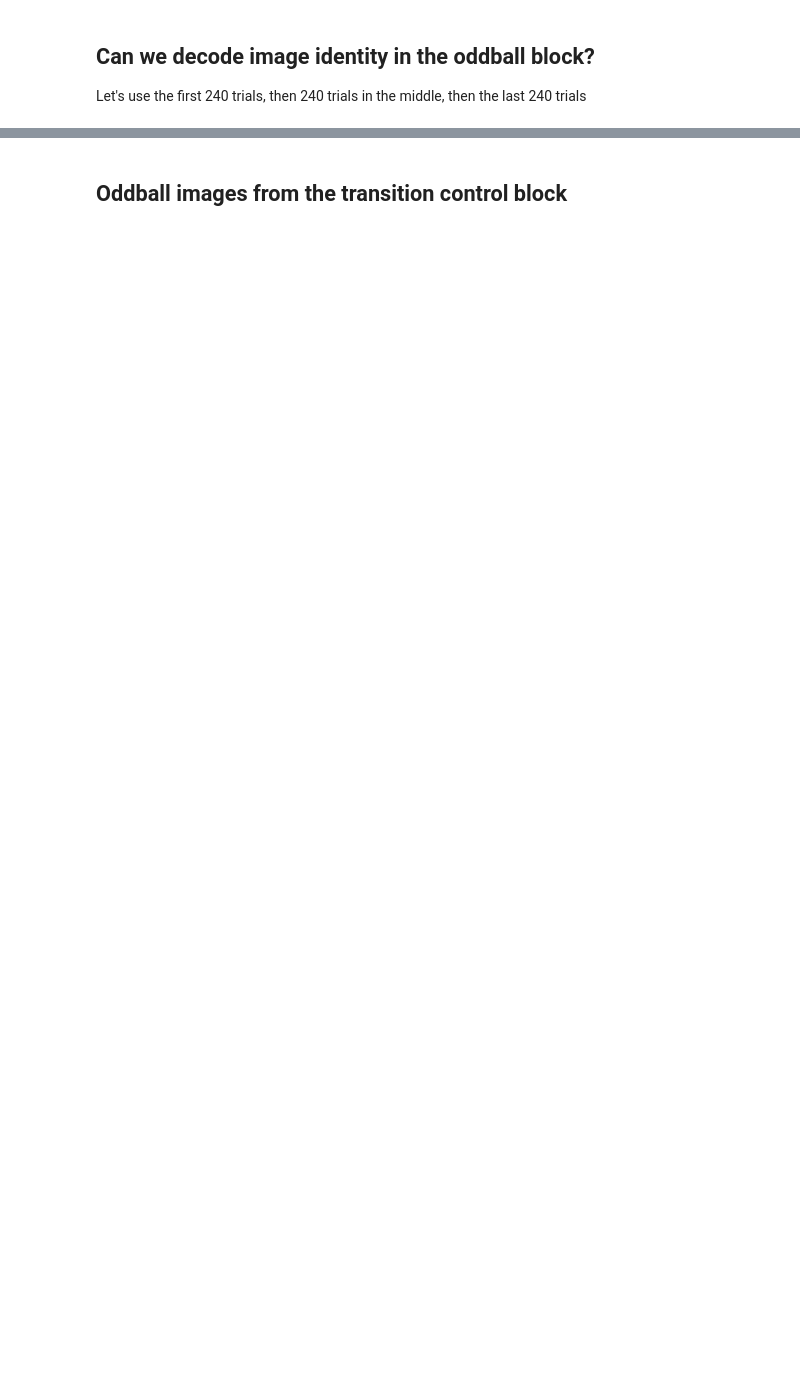
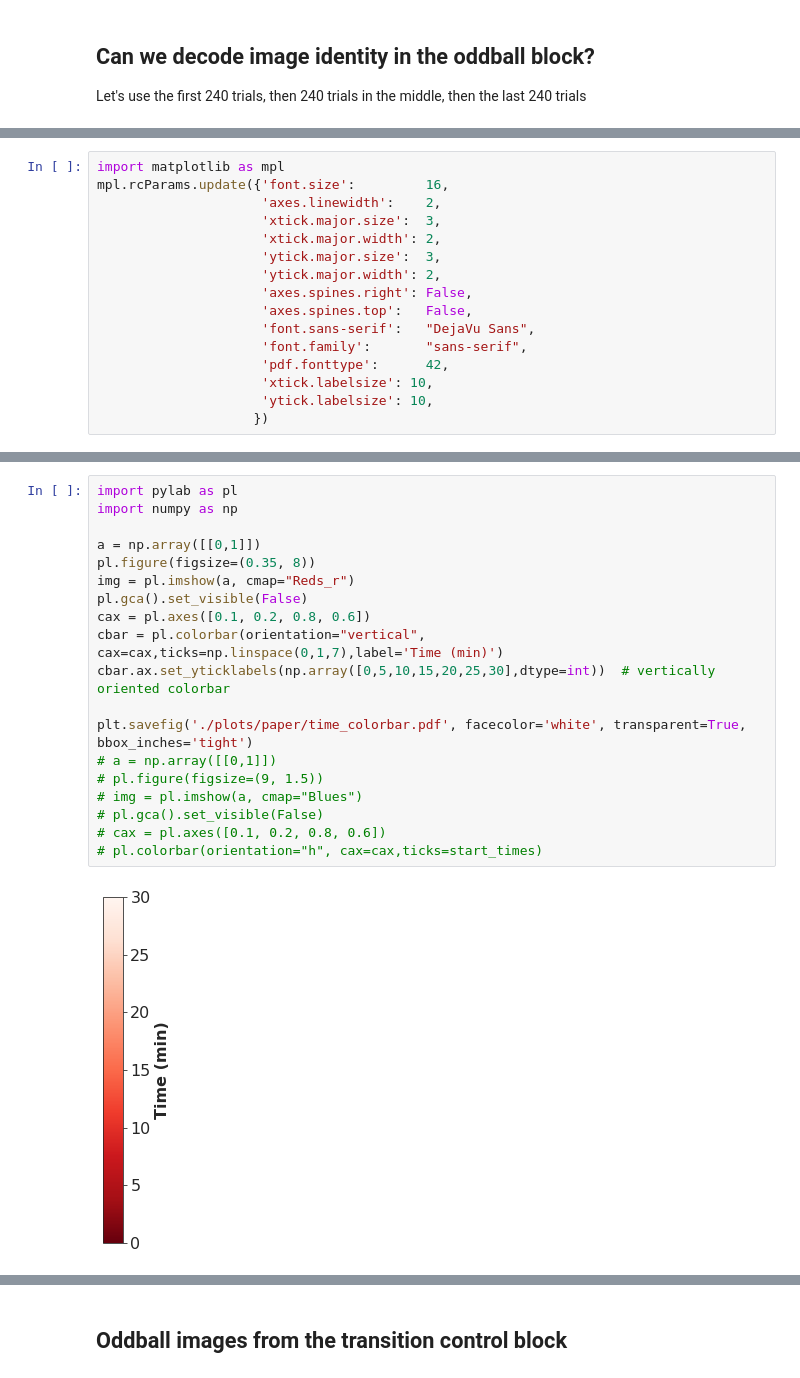
Before and after one commit to AllenInstitute/openscope_predictive_coding, a Jupyter notebook: openscope_predictive_coding/notebooks/decoding_tutorial.ipynb, the cells around one changed output, grey strips where cells are left out. Cells and saved outputs as stored; diff of their text form; blank space fills up the shorter version.

```diff
--- a/openscope_predictive_coding/notebooks/decoding_tutorial.ipynb
+++ b/openscope_predictive_coding/notebooks/decoding_tutorial.ipynb
@@ -854,0 +3000,16 @@ for area in areanames:
+# %%
+import matplotlib as mpl
+mpl.rcParams.update({'font.size':         16,
+                     'axes.linewidth':    2,
+                     'xtick.major.size':  3,
+                     'xtick.major.width': 2,
+                     'ytick.major.size':  3,
+                     'ytick.major.width': 2,
+                     'axes.spines.right': False,
+                     'axes.spines.top':   False,
+                     'font.sans-serif':   "DejaVu Sans",
+                     'font.family':       "sans-serif",
+                     'pdf.fonttype':      42,
+                     'xtick.labelsize': 10,
+                     'ytick.labelsize': 10,
+                    })
@@ -854,0 +3982,21 @@ for area in areanames:
+# %%
+import pylab as pl
+import numpy as np
+
+a = np.array([[0,1]])
+pl.figure(figsize=(0.35, 8))
+img = pl.imshow(a, cmap="Reds_r")
+pl.gca().set_visible(False)
+cax = pl.axes([0.1, 0.2, 0.8, 0.6])
+cbar = pl.colorbar(orientation="vertical", cax=cax,ticks=np.linspace(0,1,7),label='Time (min)')
+cbar.ax.set_yticklabels(np.array([0,5,10,15,20,25,30],dtype=int))  # vertically oriented colorbar
+
+plt.savefig('./plots/paper/time_colorbar.pdf', facecolor='white', transparent=True, bbox_inches='tight')
+# a = np.array([[0,1]])
+# pl.figure(figsize=(9, 1.5))
+# img = pl.imshow(a, cmap="Blues")
+# pl.gca().set_visible(False)
+# cax = pl.axes([0.1, 0.2, 0.8, 0.6])
+# pl.colorbar(orientation="h", cax=cax,ticks=start_times)
+# %% [output]
+[figure, added]
```
Also changed, not shown: parts of 130 cells of this notebook, 7 other files.
